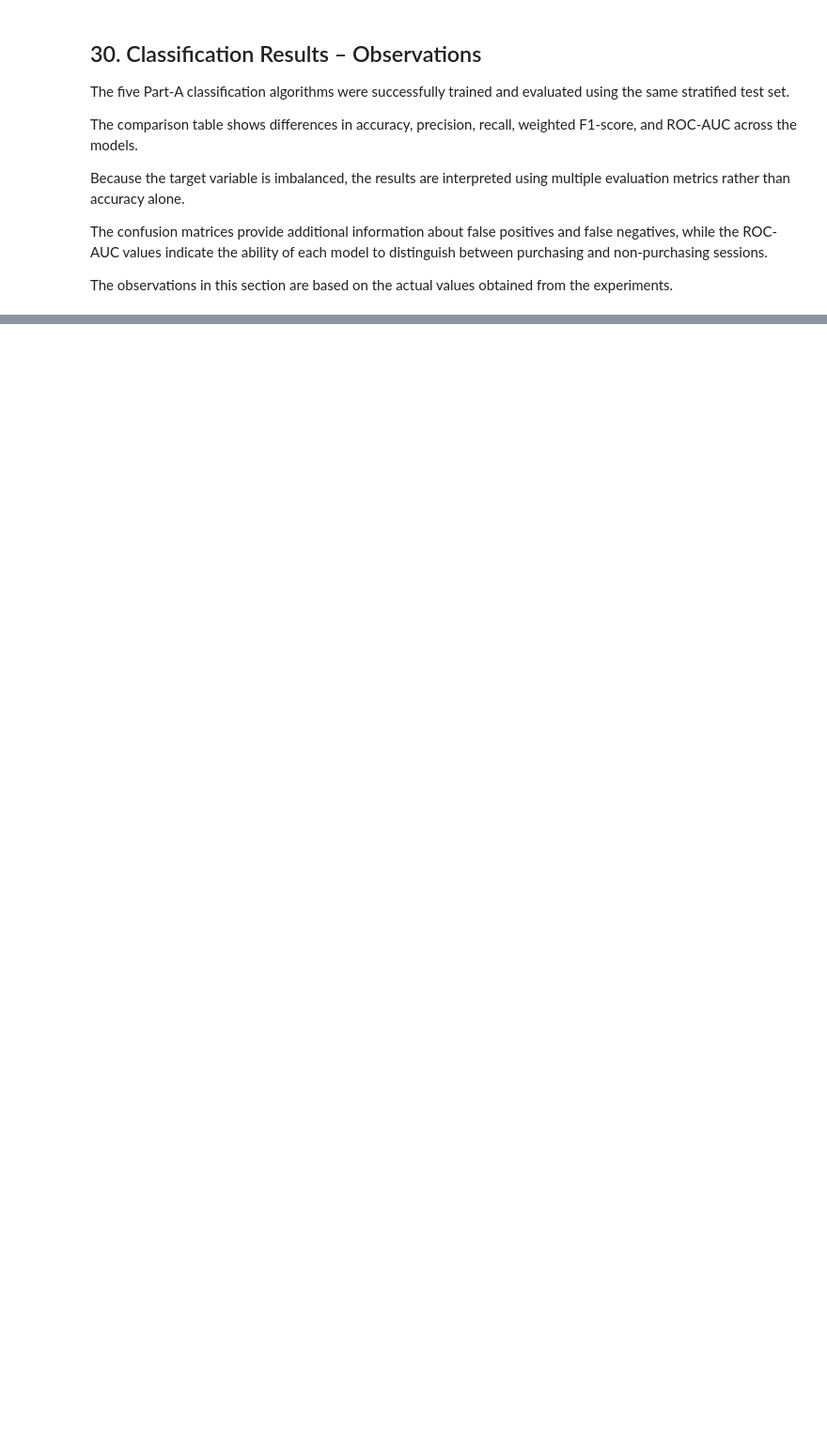
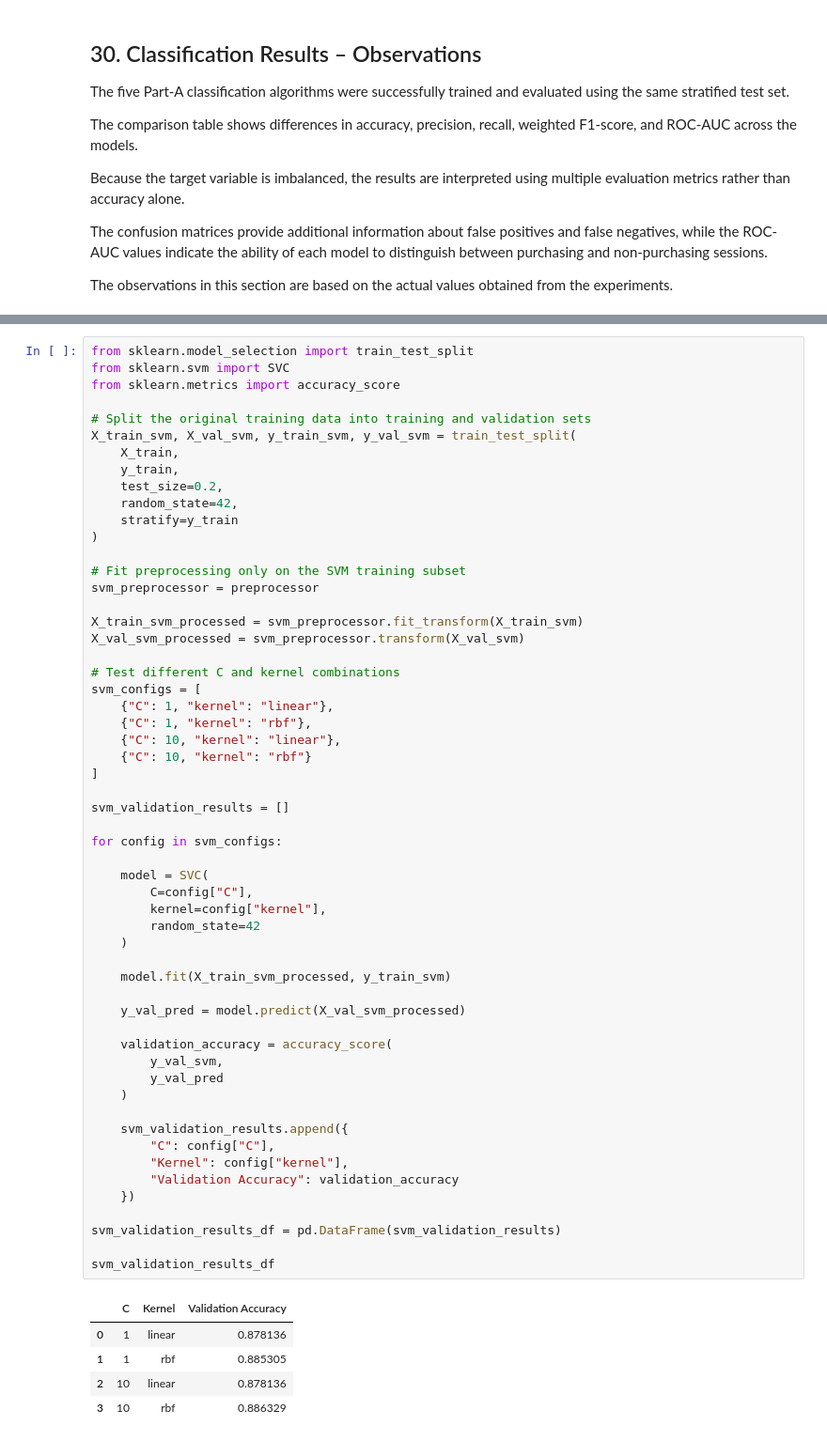
Before and after one commit to pragna100510/ML_Capstone, a Jupyter notebook: classification/classification.ipynb, the cells around one changed output, grey strips where cells are left out. Shown at 94% size. Drawn from its saved outputs; the diff is of its cells as text; blank space fills up the shorter version.

```diff
--- a/classification/classification.ipynb
+++ b/classification/classification.ipynb
@@ -1068,0 +1420,62 @@ The results provide a preliminary comparison of the five algorithms and establis
+# %%
+from sklearn.model_selection import train_test_split
+from sklearn.svm import SVC
+from sklearn.metrics import accuracy_score
+
+# Split the original training data into training and validation sets
+X_train_svm, X_val_svm, y_train_svm, y_val_svm = train_test_split(
+    X_train,
+    y_train,
+    test_size=0.2,
+    random_state=42,
+    stratify=y_train
+)
+
+# Fit preprocessing only on the SVM training subset
+svm_preprocessor = preprocessor
+
+X_train_svm_processed = svm_preprocessor.fit_transform(X_train_svm)
+X_val_svm_processed = svm_preprocessor.transform(X_val_svm)
+
+# Test different C and kernel combinations
+svm_configs = [
+    {"C": 1, "kernel": "linear"},
+    {"C": 1, "kernel": "rbf"},
+    {"C": 10, "kernel": "linear"},
+    {"C": 10, "kernel": "rbf"}
+]
+
+svm_validation_results = []
+
+for config in svm_configs:
+
+    model = SVC(
+        C=config["C"],
+        kernel=config["kernel"],
+        random_state=42
+    )
+
+    model.fit(X_train_svm_processed, y_train_svm)
+
+    y_val_pred = model.predict(X_val_svm_processed)
+
+    validation_accuracy = accuracy_score(
+        y_val_svm,
+        y_val_pred
+    )
+
+    svm_validation_results.append({
+        "C": config["C"],
+        "Kernel": config["kernel"],
+        "Validation Accuracy": validation_accuracy
+    })
+
+svm_validation_results_df = pd.DataFrame(svm_validation_results)
+
+svm_validation_results_df
+# %% [output]
+|  | C | Kernel | Validation Accuracy |
+| 0 | 1 | linear | 0.878136 |
+| 1 | 1 | rbf | 0.885305 |
+| 2 | 10 | linear | 0.878136 |
+| 3 | 10 | rbf | 0.886329 |
```
Also changed, not shown: parts of 32 cells of this notebook.
